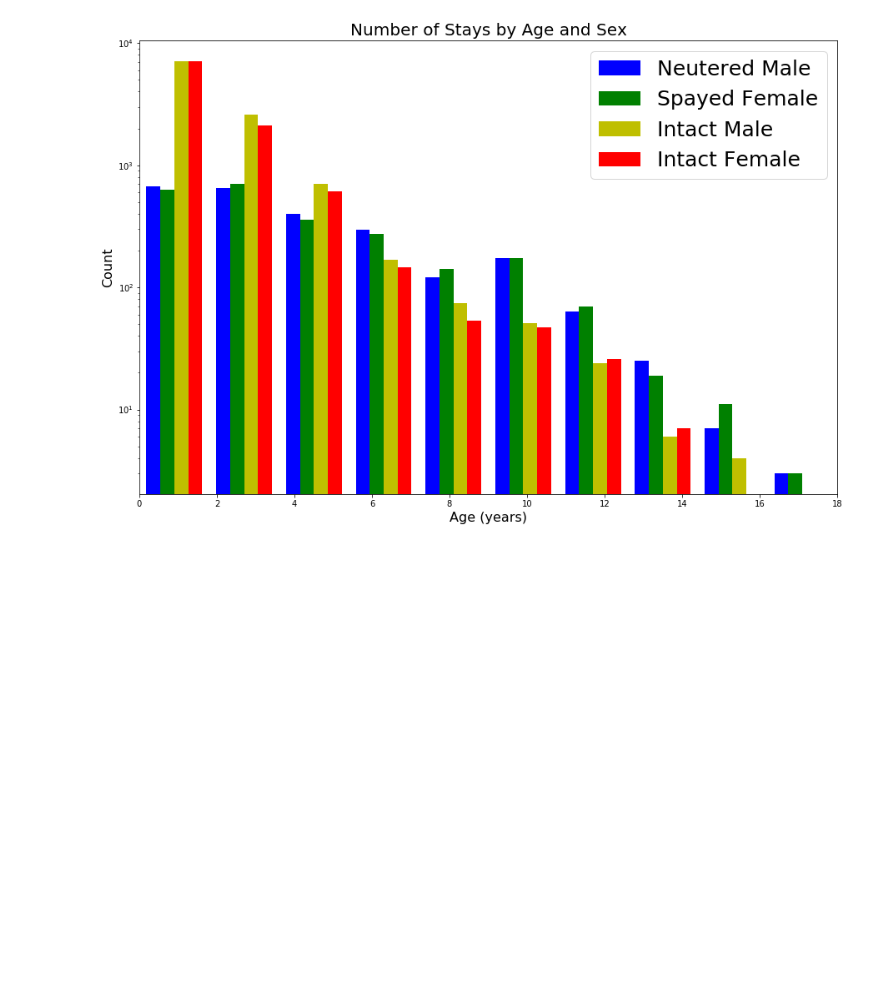
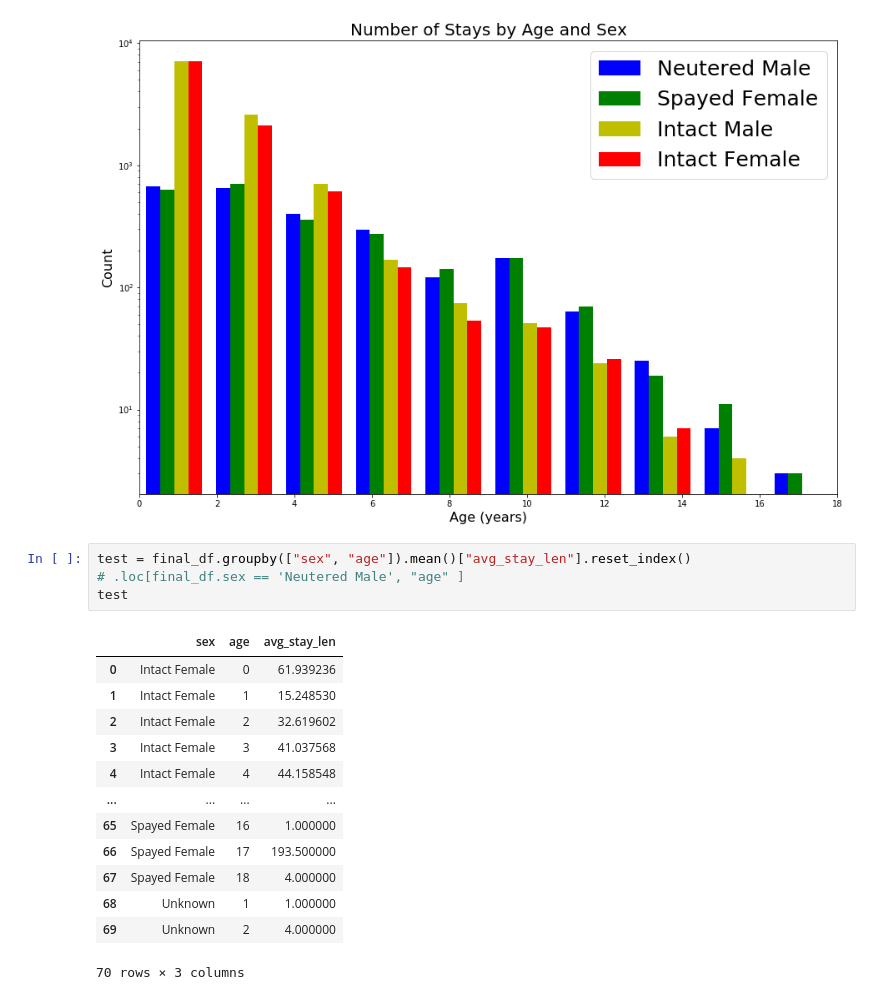
Before and after one commit to edhaarmanniv/Animal-Shelter-Project, a Jupyter notebook: plotting.ipynb, the cells around one changed output. Cells and saved outputs as stored; diff of their text form; blank space fills up the shorter version.

```diff
--- a/plotting.ipynb
+++ b/plotting.ipynb
@@ -237,3 +280,21 @@ fig2.savefig('StaysByAgeSex.png', dpi=300)
 plt.show()
 # %% [output]
 [figure]
+# %%
+test = final_df.groupby(["sex", "age"]).mean()["avg_stay_len"].reset_index()
+# .loc[final_df.sex == 'Neutered Male', "age" ]
+test
+# %% [output]
+|  | sex | age | avg_stay_len |
+| 0 | Intact Female | 0 | 61.939236 |
+| 1 | Intact Female | 1 | 15.248530 |
+| 2 | Intact Female | 2 | 32.619602 |
+| 3 | Intact Female | 3 | 41.037568 |
+| 4 | Intact Female | 4 | 44.158548 |
+| ... | ... | ... | ... |
+| 65 | Spayed Female | 16 | 1.000000 |
+| 66 | Spayed Female | 17 | 193.500000 |
+| 67 | Spayed Female | 18 | 4.000000 |
+| 68 | Unknown | 1 | 1.000000 |
+| 69 | Unknown | 2 | 4.000000 |
+70 rows × 3 columns
```
Also changed, not shown: parts of 3 cells of this notebook, 1 other file.
